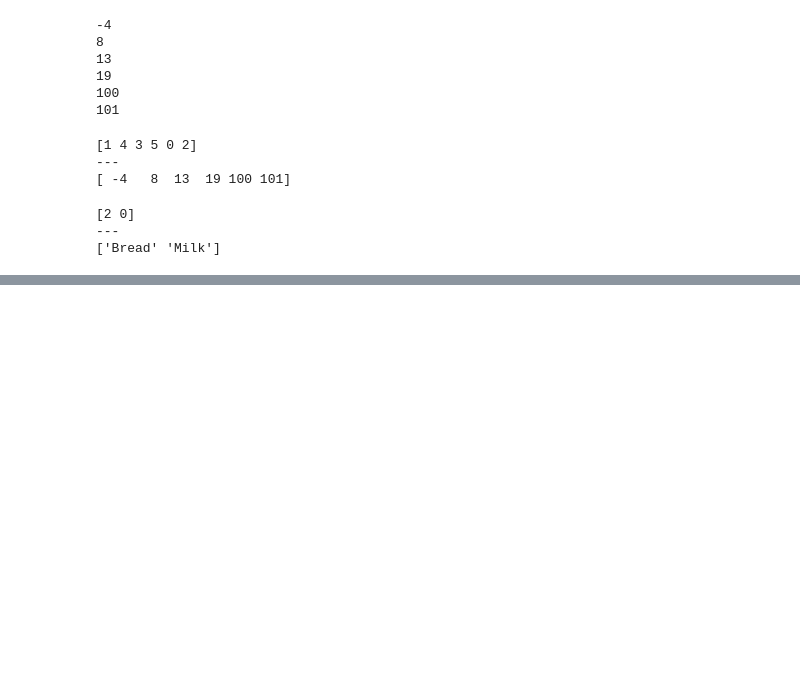
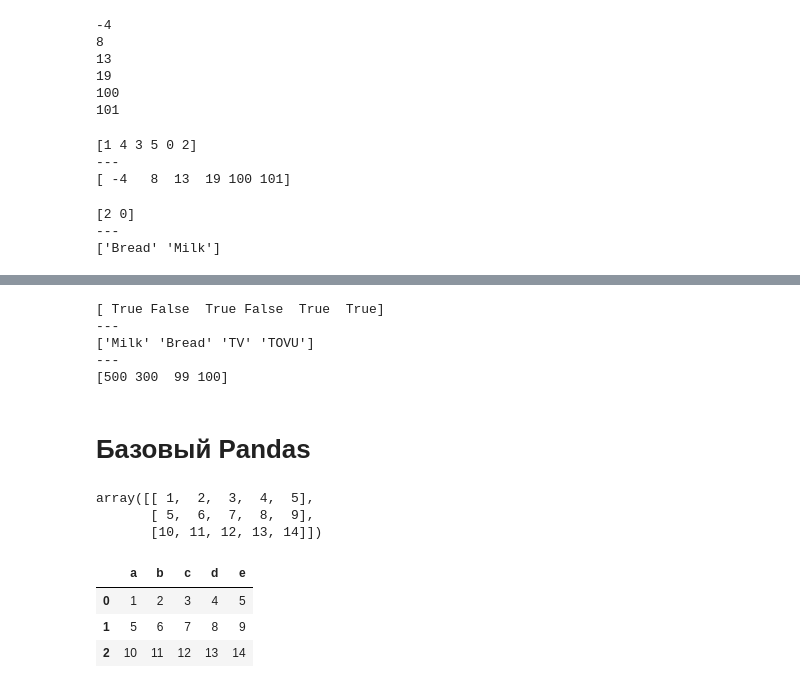
Before and after one commit to ElDmitro/hse_intro_in_ds_help, a Jupyter notebook: python_cheat_sheet.ipynb, the cells around one changed output, grey strips where cells are left out. Drawn from its saved outputs; the diff is of its cells as text; code cells hidden in the pictures; blank space fills up the shorter version.

```diff
--- a/python_cheat_sheet.ipynb
+++ b/python_cheat_sheet.ipynb
@@ -353,0 +382,17 @@ print(products[sorted_idxs[-K:]]) # Два самых дорогих товар
+# %%
+mask = costs > 10 # Маска для costs, где True там, где цена на позиции больше 10
+print(mask, end='\n---\n')
+
+print(products[mask], end='\n---\n') # И на самом деле из-за соответствия позиций costs и products
+# mask - тоже маска для products. Причем мы буквально выведем именно те продукты, у которых соответствующий cost
+# больше 10
+
+print(costs[mask]) # для само-проверки
+# %% [output]
+[ True False  True False  True  True]
+---
+['Milk' 'Bread' 'TV' 'TOVU']
+---
+[500 300  99 100]
+# %% [markdown]
+# Базовый Pandas
@@ -353,0 +404,6 @@ print(products[sorted_idxs[-K:]]) # Два самых дорогих товар
+# %%
+A
+# %% [output]
+array([[ 1,  2,  3,  4,  5],
+       [ 5,  6,  7,  8,  9],
+       [10, 11, 12, 13, 14]])
@@ -353,0 +415,7 @@ print(products[sorted_idxs[-K:]]) # Два самых дорогих товар
+# %%
+df_A
+# %% [output]
+|  | a | b | c | d | e |
+| 0 | 1 | 2 | 3 | 4 | 5 |
+| 1 | 5 | 6 | 7 | 8 | 9 |
+| 2 | 10 | 11 | 12 | 13 | 14 |
```
Also changed, not shown: parts of 40 cells of this notebook.
